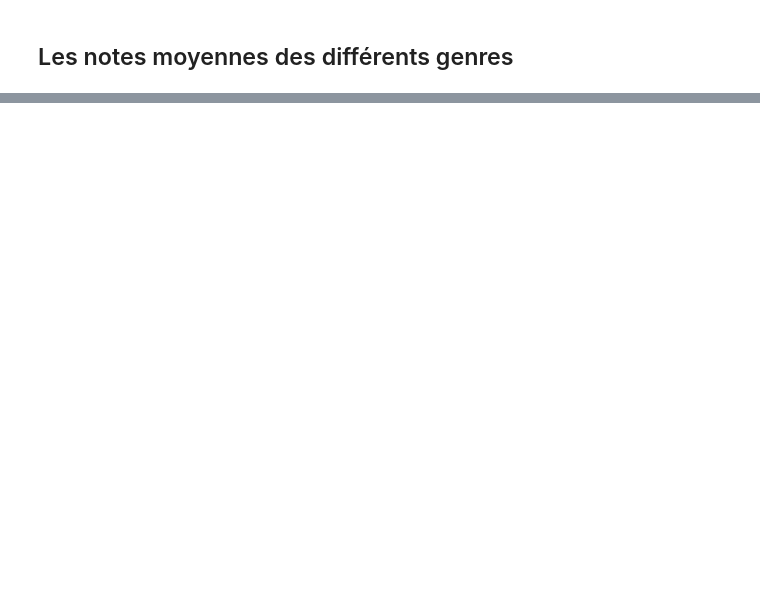
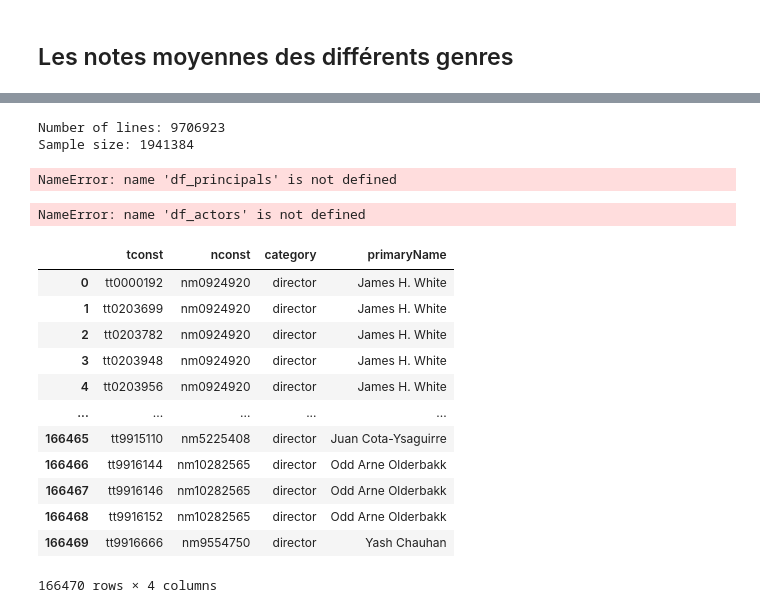
Before and after one commit to Intermovie/Intermovie, a Jupyter notebook: src/intermovie.ipynb, the cells around one changed output, grey strips where cells are left out. Saved outputs shown, nothing was run; the diff lists cells and outputs as text; code cells hidden in the pictures; blank space fills up the shorter version.

```diff
--- a/src/intermovie.ipynb
+++ b/src/intermovie.ipynb
@@ -30,0 +9,16 @@ def skip_idx(file):
+# %%
+%load_ext autoreload
+%autoreload 2
+
+import pandas as pd
+import random
+from sklearn.feature_extraction.text import CountVectorizer
+
+from modules.loader import IntermovieDataLoader
+#TODO filter column csv
+#TODO idempotence
+
+CURATED_LOCAL_PATH = '../data/CURATED/'
+RAW_LOCAL_PATH = '../data/RAW/'
+
+data_loader = IntermovieDataLoader()
@@ -161,0 +151,3 @@ Elle souhaiterait pouvoir générer des recommandations de nouveaux films en fon
+# %%
+df_principals = pd.read_csv(RAW_LOCAL_PATH + 'title.principals.tsv', sep='\t', usecols=['tconst', 'nconst', 'category'])
+df_principals
@@ -161,0 +168,34 @@ Elle souhaiterait pouvoir générer des recommandations de nouveaux films en fon
+# %%
+df_name_basics = pd.read_csv('../data/name.basics.tsv', sep='\t', skiprows=skip_idx('../data/name.basics.tsv'), usecols=['nconst', 'primaryName'], index_col='nconst')
+# %% [output]
+Number of lines: 9706923
+Sample size: 1941384
+# %%
+df_actors = df_principals[df_principals['category'] == 'actor']
+df_actors = df_actors.merge(df_name_basics, on='nconst')
+df_actors
+# %% [output]
+NameError: name 'df_principals' is not defined
+# %%
+actors_group = df_actors.groupby('tconst')['primaryName'].apply(', '.join)
+actors_group
+# %% [output]
+NameError: name 'df_actors' is not defined
+# %%
+df_directors = df_principals[df_principals['category'] == 'director']
+df_directors = df_directors.merge(df_name_basics, on='nconst')
+df_directors
+# %% [output]
+|  | tconst | nconst | category | primaryName |
+| 0 | tt0000192 | nm0924920 | director | James H. White |
+| 1 | tt0203699 | nm0924920 | director | James H. White |
+| 2 | tt0203782 | nm0924920 | director | James H. White |
+| 3 | tt0203948 | nm0924920 | director | James H. White |
+| 4 | tt0203956 | nm0924920 | director | James H. White |
+| ... | ... | ... | ... | ... |
+| 166465 | tt9915110 | nm5225408 | director | Juan Cota-Ysaguirre |
+| 166466 | tt9916144 | nm10282565 | director | Odd Arne Olderbakk |
+| 166467 | tt9916146 | nm10282565 | director | Odd Arne Olderbakk |
+| 166468 | tt9916152 | nm10282565 | director | Odd Arne Olderbakk |
+| 166469 | tt9916666 | nm9554750 | director | Yash Chauhan |
+166470 rows × 4 columns
```
Also changed, not shown: parts of 35 cells of this notebook, 1 other file.
